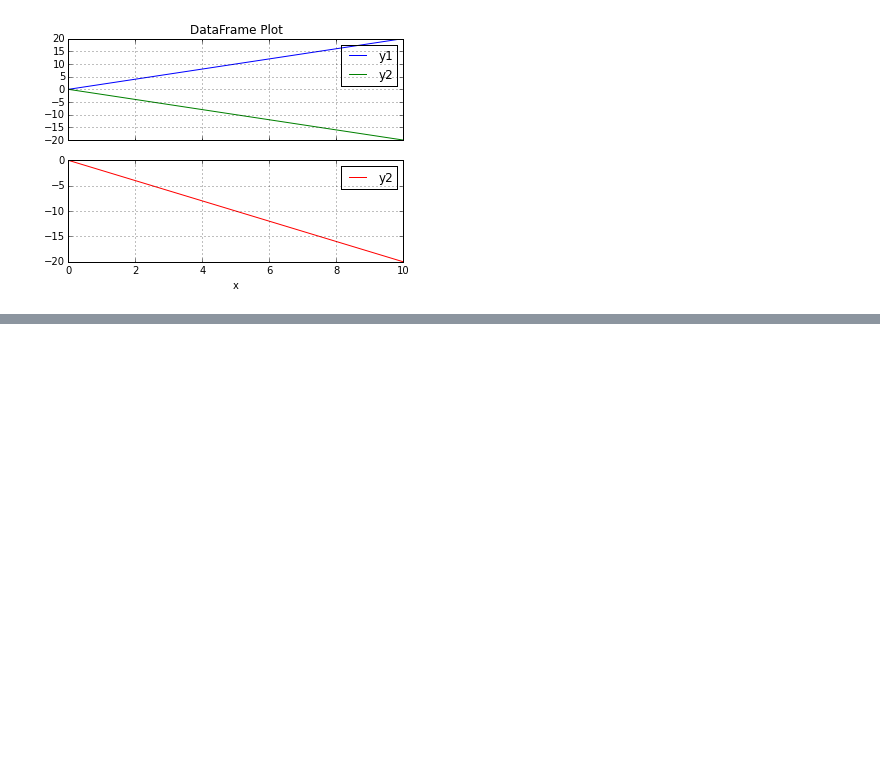
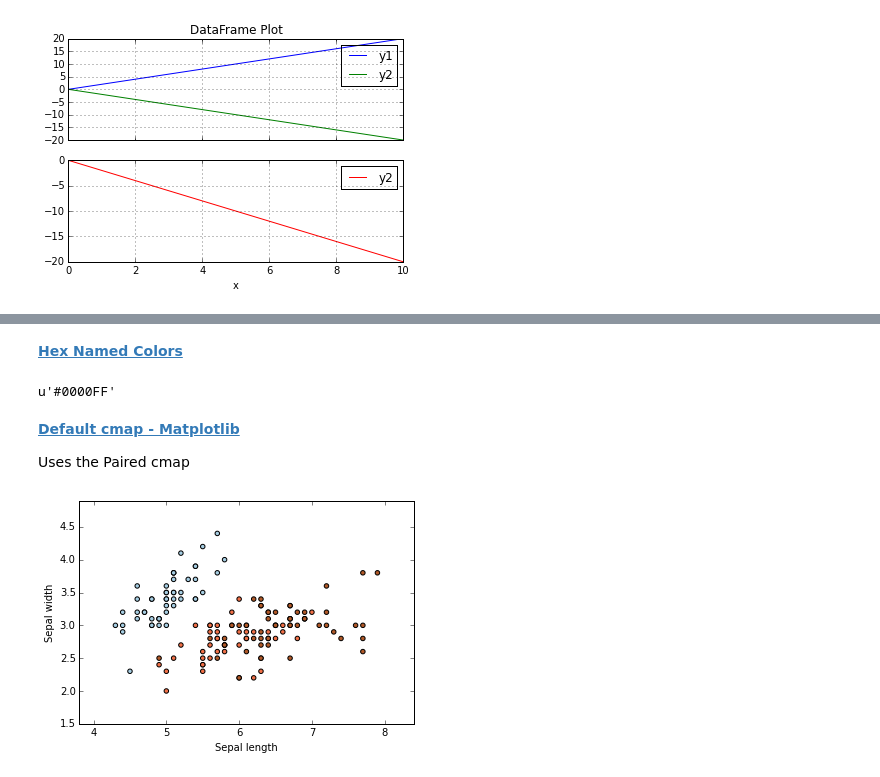
Before and after one commit to mastraut/notes_tutorial, a Jupyter notebook: Matplotlib_Tutorial.ipynb, the cells around one changed output, grey strips where cells are left out. Saved outputs shown, nothing was run; the diff lists cells and outputs as text; code cells hidden in the pictures; blank space fills up the shorter version.

```diff
--- a/Matplotlib_Tutorial.ipynb
+++ b/Matplotlib_Tutorial.ipynb
@@ -148,0 +256,26 @@ plt.show()
+# %% [markdown]
+[**Hex Named Colors**](#top) <a id='hex_col'></a>
+# %%
+import matplotlib
+# will contain the color name and hex
+dict(matplotlib.colors.cnames.iteritems())['blue']
+# %% [output]
+u'#0000FF'
+# %% [markdown]
+[**Default cmap - Matplotlib**](#top) <a id='2d_def'></a>
+
+Uses the Paired cmap
+# %%
+fig = plt.figure()
+ax = fig.add_subplot(111)
+
+ax.scatter(x[:, 0], x[:, 1], c=y, cmap=plt.cm.Paired)
+ax.set_xlabel('Sepal length')
+ax.set_ylabel('Sepal width')
+
+ax.set_xlim(x_min, x_max)
+ax.set_ylim(y_min, y_max)
+
+plt.show()
+# %% [output]
+[figure, added]
```
Also changed, not shown: parts of 41 cells of this notebook.
